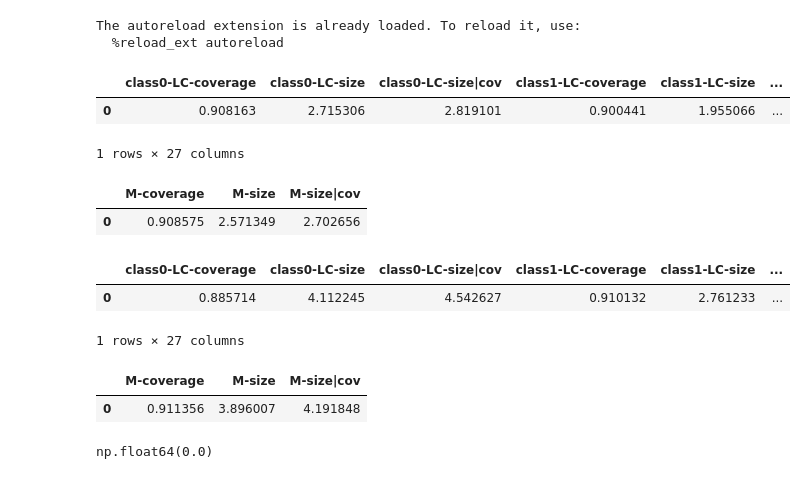
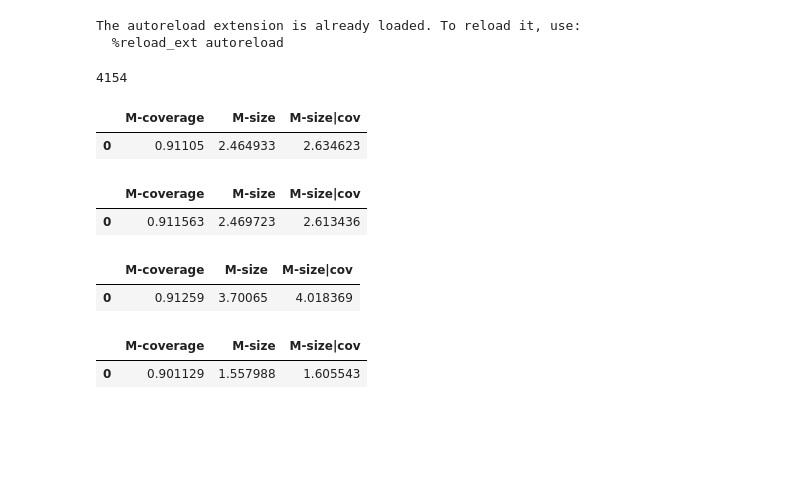
Before and after one commit to ZiyiLiang/conformalHDC, a Jupyter notebook: notebook/BinaryMNIST_inference.ipynb, the cells around one changed output. Cells and saved outputs as stored; diff of their text form; code cells hidden in the pictures; blank space fills up the shorter version.

```diff
--- a/notebook/BinaryMNIST_inference.ipynb
+++ b/notebook/BinaryMNIST_inference.ipynb
@@ -298,4 +314,8 @@ out_test_labels = test_labels[out_sample_indices]
 # %%
 in_test_HVs = test_HVs[in_sample_indices]
 in_test_labels = test_labels[in_sample_indices]
+# %%
+len(out_sample_indices)
+# %% [output]
+4154
 # %%
@@ -303,5 +324,7 @@ chdc = ConformalHDC(to_numpy(prototypes))
 # %%
 chdc.compute_calib_scores(calib_HVs, calib_labels)
+m_psets = chdc.set_valued_CP(in_test_HVs, alpha, marginal=True)
+eval_m_psets(m_psets, in_test_labels)
+# %% [output]
+|  | M-coverage | M-size | M-size|cov |
+| 0 | 0.91105 | 2.464933 | 2.634623 |
-# %%
-alpha = 0.1
-psets = chdc.set_valued_CP(in_test_HVs, alpha, marginal=False)
@@ -310,18 +331,14 @@ df_lc = eval_lc_psets(psets, in_test_labels)
-# %%
-df_lc
-# %% [output]
-|  | class0-LC-coverage | class0-LC-size | class0-LC-size|cov | class1-LC-coverage | class1-LC-size | ... |
-| 0 | 0.908163 | 2.715306 | 2.819101 | 0.900441 | 1.955066 | ... |
-1 rows × 27 columns
 # %%
-df_m = eval_m_psets(psets, in_test_labels)
+lc_psets = chdc.set_valued_CP(in_test_HVs, alpha, marginal=False)
+eval_lc_psets(lc_psets, in_test_labels)
+eval_m_psets(lc_psets, in_test_labels)
+# %% [output]
+|  | M-coverage | M-size | M-size|cov |
+| 0 | 0.911563 | 2.469723 | 2.613436 |
-# %%
-df_m
-# %% [output]
-|  | M-coverage | M-size | M-size|cov |
-| 0 | 0.908575 | 2.571349 | 2.702656 |
 # %%
 chdc.compute_calib_scores(calib_HVs, calib_labels, score_type="sim")
+psets = chdc.set_valued_CP(in_test_HVs, alpha, marginal=True)
+eval_m_psets(psets, in_test_labels)
+# %% [output]
+|  | M-coverage | M-size | M-size|cov |
+| 0 | 0.91259 | 3.70065 | 4.018369 |
-# %%
-alpha = 0.1
-psets = chdc.set_valued_CP(in_test_HVs, alpha, score_type="sim", marginal=False)
@@ -330,6 +345,7 @@ df_lc = eval_lc_psets(psets, in_test_labels)
 # %%
-df_lc
+chdc.compute_calib_scores(calib_HVs, calib_labels, score_type="ratio")
+psets = chdc.set_valued_CP(in_test_HVs, alpha, marginal=True)
+eval_m_psets(psets, in_test_labels)
 # %% [output]
-|  | class0-LC-coverage | class0-LC-size | class0-LC-size|cov | class1-LC-coverage | class1-LC-size | ... |
-| 0 | 0.885714 | 4.112245 | 4.542627 | 0.910132 | 2.761233 | ... |
+|  | M-coverage | M-size | M-size|cov |
+| 0 | 0.901129 | 1.557988 | 1.605543 |
-1 rows × 27 columns
@@ -338,5 +351,0 @@ df_m = eval_m_psets(psets, in_test_labels)
-# %%
-df_m
-# %% [output]
-|  | M-coverage | M-size | M-size|cov |
-| 0 | 0.911356 | 3.896007 | 4.191848 |
@@ -347,4 +351,0 @@ sizes=[len(pset) for pset in psets]
-# %%
-np.mean(sizes)
-# %% [output]
-np.float64(0.0)
```
Also changed, not shown: parts of 36 cells of this notebook, 9 other files.
